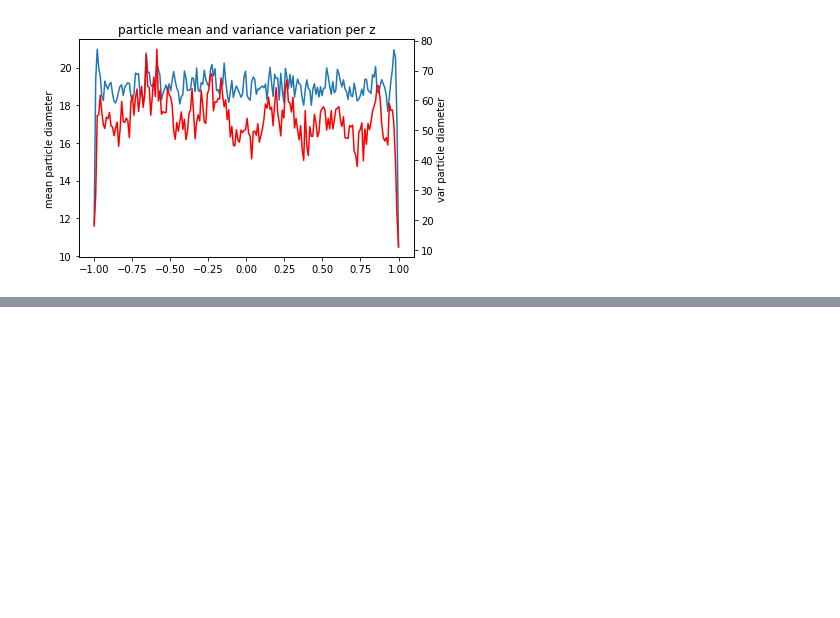
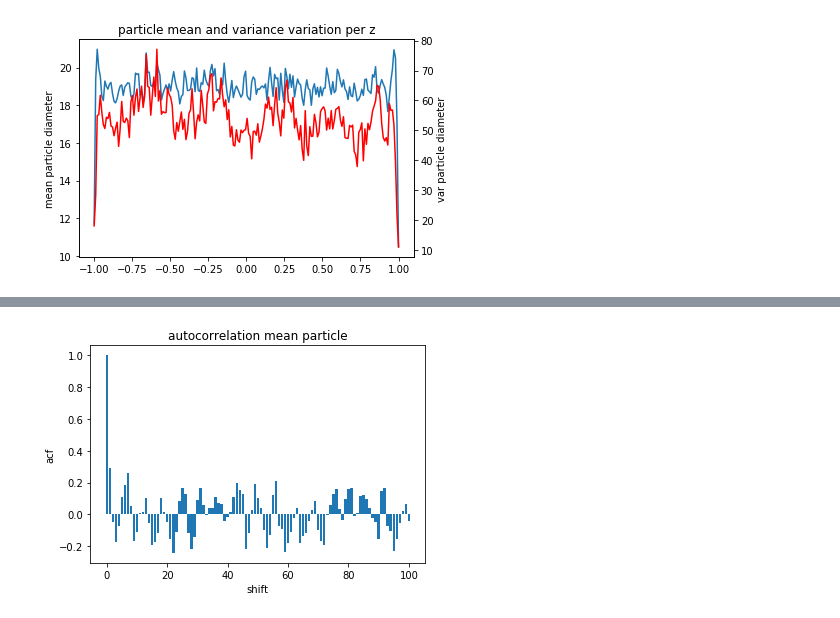
Before and after one commit to rockandsalt/image_segmentation, a Jupyter notebook: analyse_stack.ipynb, the cells around one changed output, grey strips where cells are left out. Cells and saved outputs as stored; diff of their text form; code cells hidden in the pictures; blank space fills up the shorter version.

```diff
--- a/analyse_stack.ipynb
+++ b/analyse_stack.ipynb
@@ -176,0 +188,13 @@ plt.show()
+# %%
+from statsmodels.tsa.stattools import acf
+
+result_auto = acf(mean_particle_size[4:196], nlags=100, unbiased=True, qstat=True)
+# %%
+fig,ax = plt.subplots()
+ax.bar(range(len(result_auto[0])),result_auto[0])
+ax.set_title('autocorrelation mean particle')
+ax.set_ylabel("acf")
+ax.set_xlabel("shift")
+plt.show()
+# %% [output]
+[figure, added]
```
Also changed, not shown: parts of 6 cells of this notebook, 3 other files.
